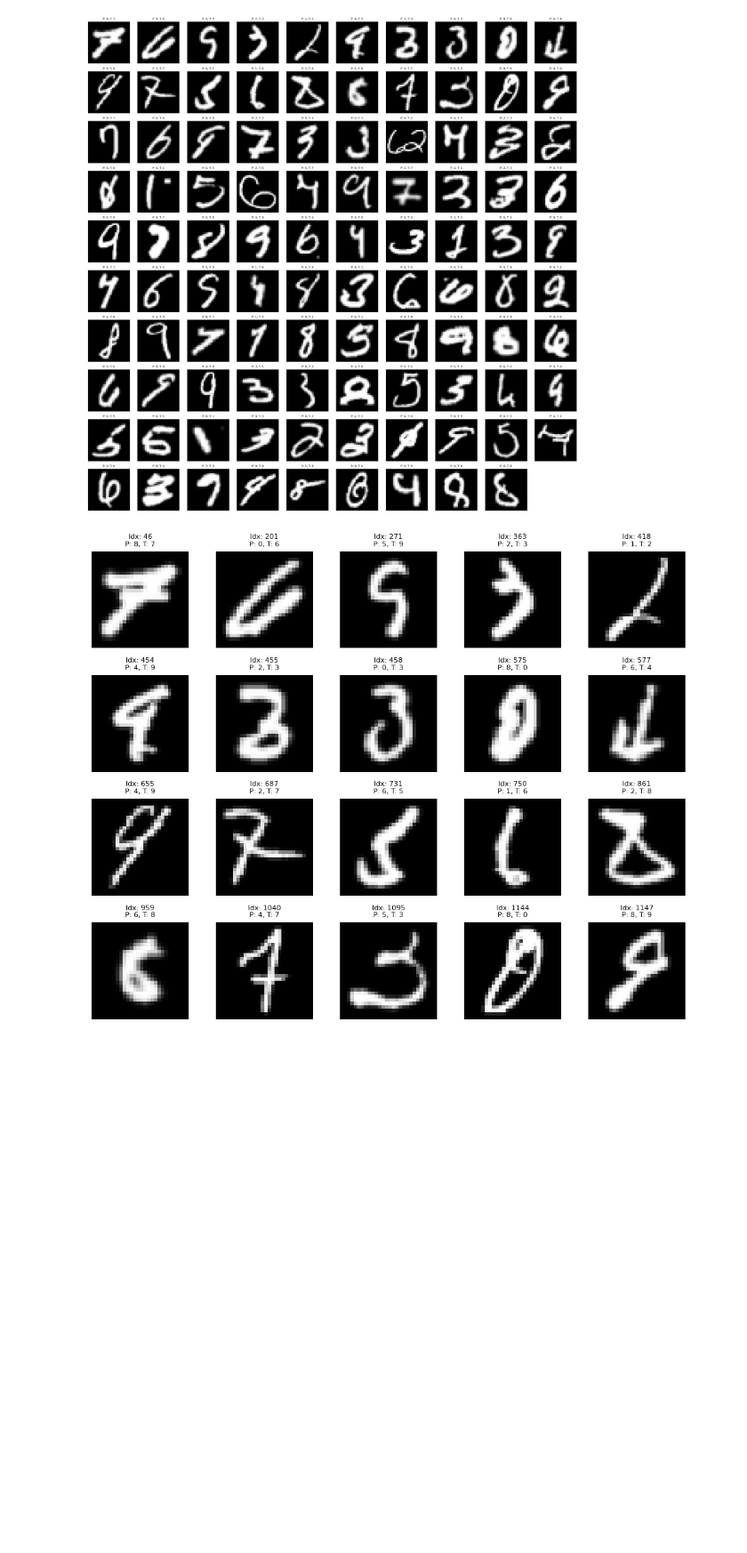
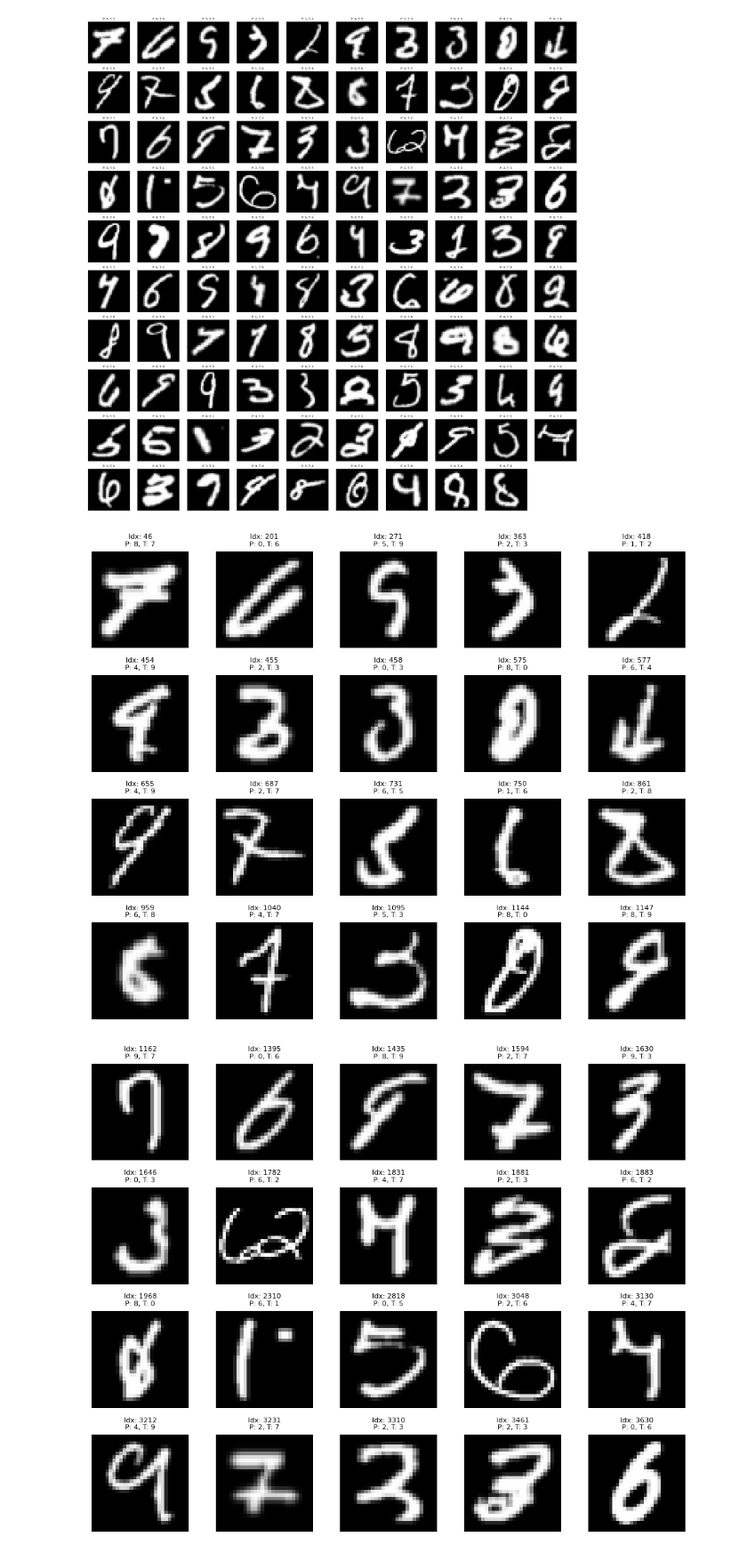
Before and after one commit to mrmoxon/Deep-Image-Learning, a Jupyter notebook: aug_cnn.ipynb, the cells around one changed output. Shown at 89% size. Drawn from its saved outputs; the diff is of its cells as text; code cells hidden in the pictures; blank space fills up the shorter version.

```diff
--- a/aug_cnn.ipynb
+++ b/aug_cnn.ipynb
@@ -167,31 +173,32 @@ indices_to_remove = []
 
 start_index = 0
 batch_size = 20  # Or any other size you prefer
 
 # Continue processing in batches
 while start_index < len(misclassified_indices):
     displayed_indices = plot_misclassified_batch(misclassified_indices, y_pred_classes, y_true, x_test, start=start_index, batch_size=batch_size)
 
     # Ensure the user understands the valid range
     # print(f"Enter indices to remove from this batch (0-{len(displayed_indices)-1}), separated by commas.")
     indices_input = input("Indices: ").strip()
     if indices_input:
         selected_batch_indices = [int(idx) for idx in indices_input.split(',') if idx.isdigit()]
         for batch_idx in selected_batch_indices:
-            batch_indx = batch_idx - 1
+            batch_idx = batch_idx - 1
             if batch_idx < len(displayed_indices):  # Ensure the index is within the current batch range
                 actual_idx = displayed_indices[batch_idx]
                 indices_to_remove.append(actual_idx)
             else:
                 print(f"Index {batch_idx} is out of bounds for this batch.")
 
     continue_input = input("Continue to the next batch? (y/n): ").strip().lower()
     if continue_input != 'y':
         break
 
     start_index += batch_size
 
 # Output for verification
 print(f"Total selected for removal: {len(indices_to_remove)}, Indices: {indices_to_remove}")
 # %% [output]
 [figure]
+[figure, added]
```
Also changed, not shown: parts of 11 cells of this notebook, 1 other file.
